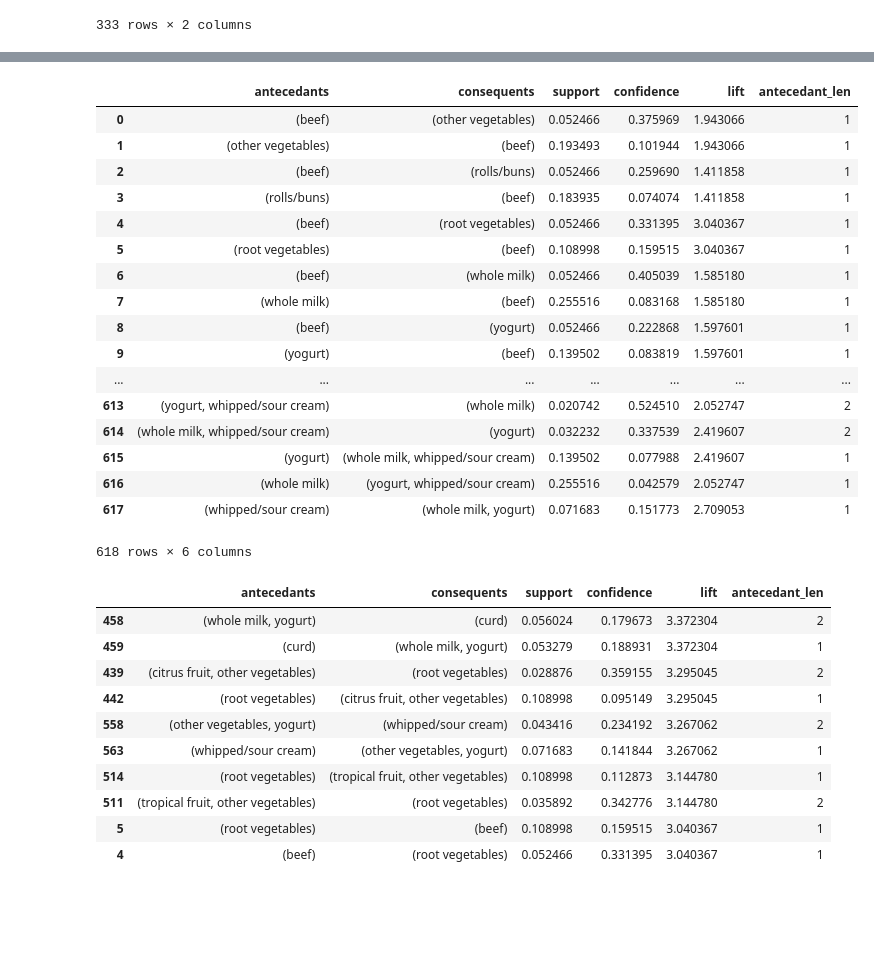
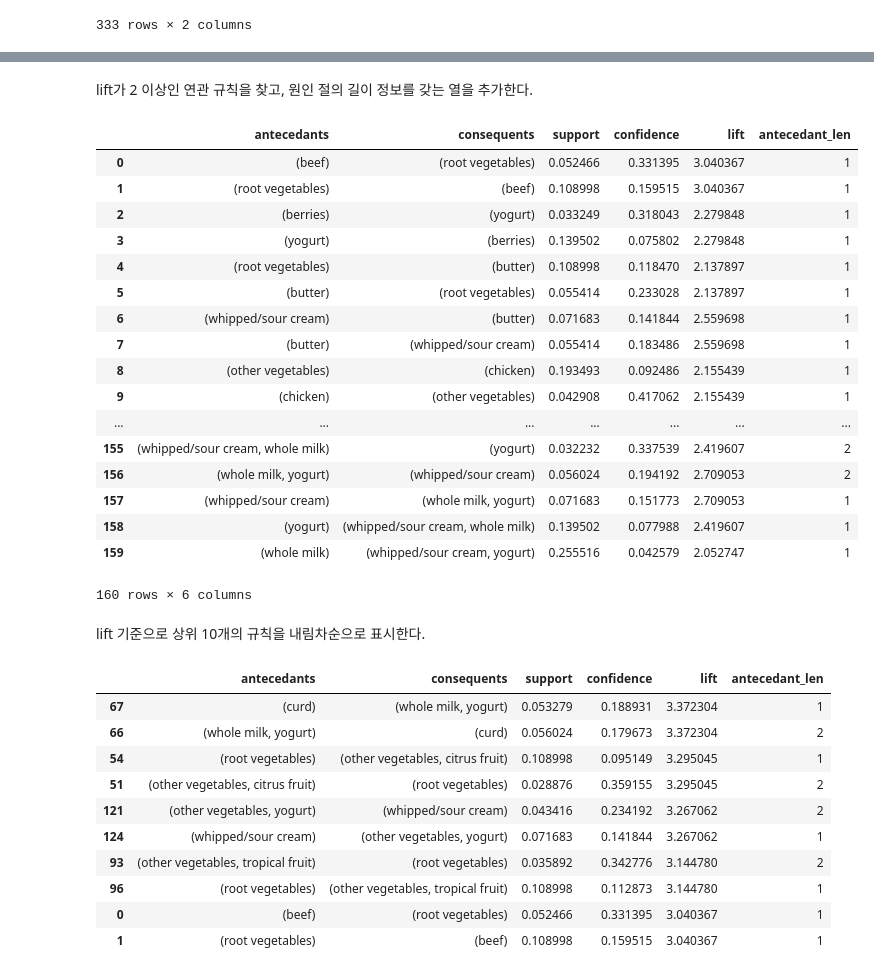
Before and after one commit to czangyeob/EDU_SKT, a Jupyter notebook: 1_AssociationRule.ipynb, the cells around one changed output, grey strips where cells are left out. Cells and saved outputs as stored; diff of their text form; code cells hidden in the pictures; blank space fills up the shorter version.

```diff
--- a/1_AssociationRule.ipynb
+++ b/1_AssociationRule.ipynb
@@ -341,38 +386,42 @@ rules
+# %% [markdown]
+lift가 2 이상인 연관 규칙을 찾고, 원인 절의 길이 정보를 갖는 열을 추가한다.
 # %%
-rules = association_rules(frequent_itemsets, metric="lift", min_threshold=0)
+rules = association_rules(frequent_itemsets, metric="lift", min_threshold=2.0)
 # 길이 정보를 갖는 열 추가
 rules["antecedant_len"] = rules["antecedants"].apply(lambda x: len(x))
 rules
 # %% [output]
 |  | antecedants | consequents | support | confidence | lift | antecedant_len |
-| 0 | (beef) | (other vegetables) | 0.052466 | 0.375969 | 1.943066 | 1 |
-| 1 | (other vegetables) | (beef) | 0.193493 | 0.101944 | 1.943066 | 1 |
-| 2 | (beef) | (rolls/buns) | 0.052466 | 0.259690 | 1.411858 | 1 |
-| 3 | (rolls/buns) | (beef) | 0.183935 | 0.074074 | 1.411858 | 1 |
-| 4 | (beef) | (root vegetables) | 0.052466 | 0.331395 | 3.040367 | 1 |
-| 5 | (root vegetables) | (beef) | 0.108998 | 0.159515 | 3.040367 | 1 |
-| 6 | (beef) | (whole milk) | 0.052466 | 0.405039 | 1.585180 | 1 |
-| 7 | (whole milk) | (beef) | 0.255516 | 0.083168 | 1.585180 | 1 |
-| 8 | (beef) | (yogurt) | 0.052466 | 0.222868 | 1.597601 | 1 |
-| 9 | (yogurt) | (beef) | 0.139502 | 0.083819 | 1.597601 | 1 |
+| 0 | (beef) | (root vegetables) | 0.052466 | 0.331395 | 3.040367 | 1 |
+| 1 | (root vegetables) | (beef) | 0.108998 | 0.159515 | 3.040367 | 1 |
+| 2 | (berries) | (yogurt) | 0.033249 | 0.318043 | 2.279848 | 1 |
+| 3 | (yogurt) | (berries) | 0.139502 | 0.075802 | 2.279848 | 1 |
+| 4 | (root vegetables) | (butter) | 0.108998 | 0.118470 | 2.137897 | 1 |
+| 5 | (butter) | (root vegetables) | 0.055414 | 0.233028 | 2.137897 | 1 |
+| 6 | (whipped/sour cream) | (butter) | 0.071683 | 0.141844 | 2.559698 | 1 |
+| 7 | (butter) | (whipped/sour cream) | 0.055414 | 0.183486 | 2.559698 | 1 |
+| 8 | (other vegetables) | (chicken) | 0.193493 | 0.092486 | 2.155439 | 1 |
+| 9 | (chicken) | (other vegetables) | 0.042908 | 0.417062 | 2.155439 | 1 |
 | ... | ... | ... | ... | ... | ... | ... |
-| 613 | (yogurt, whipped/sour cream) | (whole milk) | 0.020742 | 0.524510 | 2.052747 | 2 |
-| 614 | (whole milk, whipped/sour cream) | (yogurt) | 0.032232 | 0.337539 | 2.419607 | 2 |
-| 615 | (yogurt) | (whole milk, whipped/sour cream) | 0.139502 | 0.077988 | 2.419607 | 1 |
-| 616 | (whole milk) | (yogurt, whipped/sour cream) | 0.255516 | 0.042579 | 2.052747 | 1 |
-| 617 | (whipped/sour cream) | (whole milk, yogurt) | 0.071683 | 0.151773 | 2.709053 | 1 |
+| 155 | (whipped/sour cream, whole milk) | (yogurt) | 0.032232 | 0.337539 | 2.419607 | 2 |
+| 156 | (whole milk, yogurt) | (whipped/sour cream) | 0.056024 | 0.194192 | 2.709053 | 2 |
+| 157 | (whipped/sour cream) | (whole milk, yogurt) | 0.071683 | 0.151773 | 2.709053 | 1 |
+| 158 | (yogurt) | (whipped/sour cream, whole milk) | 0.139502 | 0.077988 | 2.419607 | 1 |
+| 159 | (whole milk) | (whipped/sour cream, yogurt) | 0.255516 | 0.042579 | 2.052747 | 1 |
-618 rows × 6 columns
+160 rows × 6 columns
+# %% [markdown]
+lift 기준으로 상위 10개의 규칙을 내림차순으로 표시한다.
 # %%
 rules.sort_values('lift',ascending=False).head(10)
 # %% [output]
 |  | antecedants | consequents | support | confidence | lift | antecedant_len |
-| 458 | (whole milk, yogurt) | (curd) | 0.056024 | 0.179673 | 3.372304 | 2 |
-| 459 | (curd) | (whole milk, yogurt) | 0.053279 | 0.188931 | 3.372304 | 1 |
-| 439 | (citrus fruit, other vegetables) | (root vegetables) | 0.028876 | 0.359155 | 3.295045 | 2 |
-| 442 | (root vegetables) | (citrus fruit, other vegetables) | 0.108998 | 0.095149 | 3.295045 | 1 |
-| 558 | (other vegetables, yogurt) | (whipped/sour cream) | 0.043416 | 0.234192 | 3.267062 | 2 |
-| 563 | (whipped/sour cream) | (other vegetables, yogurt) | 0.071683 | 0.141844 | 3.267062 | 1 |
-| 514 | (root vegetables) | (tropical fruit, other vegetables) | 0.108998 | 0.112873 | 3.144780 | 1 |
-| 511 | (tropical fruit, other vegetables) | (root vegetables) | 0.035892 | 0.342776 | 3.144780 | 2 |
-| 5 | (root vegetables) | (beef) | 0.108998 | 0.159515 | 3.040367 | 1 |
-| 4 | (beef) | (root vegetables) | 0.052466 | 0.331395 | 3.040367 | 1 |
+| 67 | (curd) | (whole milk, yogurt) | 0.053279 | 0.188931 | 3.372304 | 1 |
+| 66 | (whole milk, yogurt) | (curd) | 0.056024 | 0.179673 | 3.372304 | 2 |
+| 54 | (root vegetables) | (other vegetables, citrus fruit) | 0.108998 | 0.095149 | 3.295045 | 1 |
+| 51 | (other vegetables, citrus fruit) | (root vegetables) | 0.028876 | 0.359155 | 3.295045 | 2 |
+| 121 | (other vegetables, yogurt) | (whipped/sour cream) | 0.043416 | 0.234192 | 3.267062 | 2 |
+| 124 | (whipped/sour cream) | (other vegetables, yogurt) | 0.071683 | 0.141844 | 3.267062 | 1 |
+| 93 | (other vegetables, tropical fruit) | (root vegetables) | 0.035892 | 0.342776 | 3.144780 | 2 |
+| 96 | (root vegetables) | (other vegetables, tropical fruit) | 0.108998 | 0.112873 | 3.144780 | 1 |
+| 0 | (beef) | (root vegetables) | 0.052466 | 0.331395 | 3.040367 | 1 |
+| 1 | (root vegetables) | (beef) | 0.108998 | 0.159515 | 3.040367 | 1 |
```
Also changed, not shown: parts of 40 cells of this notebook, 1 other file.
